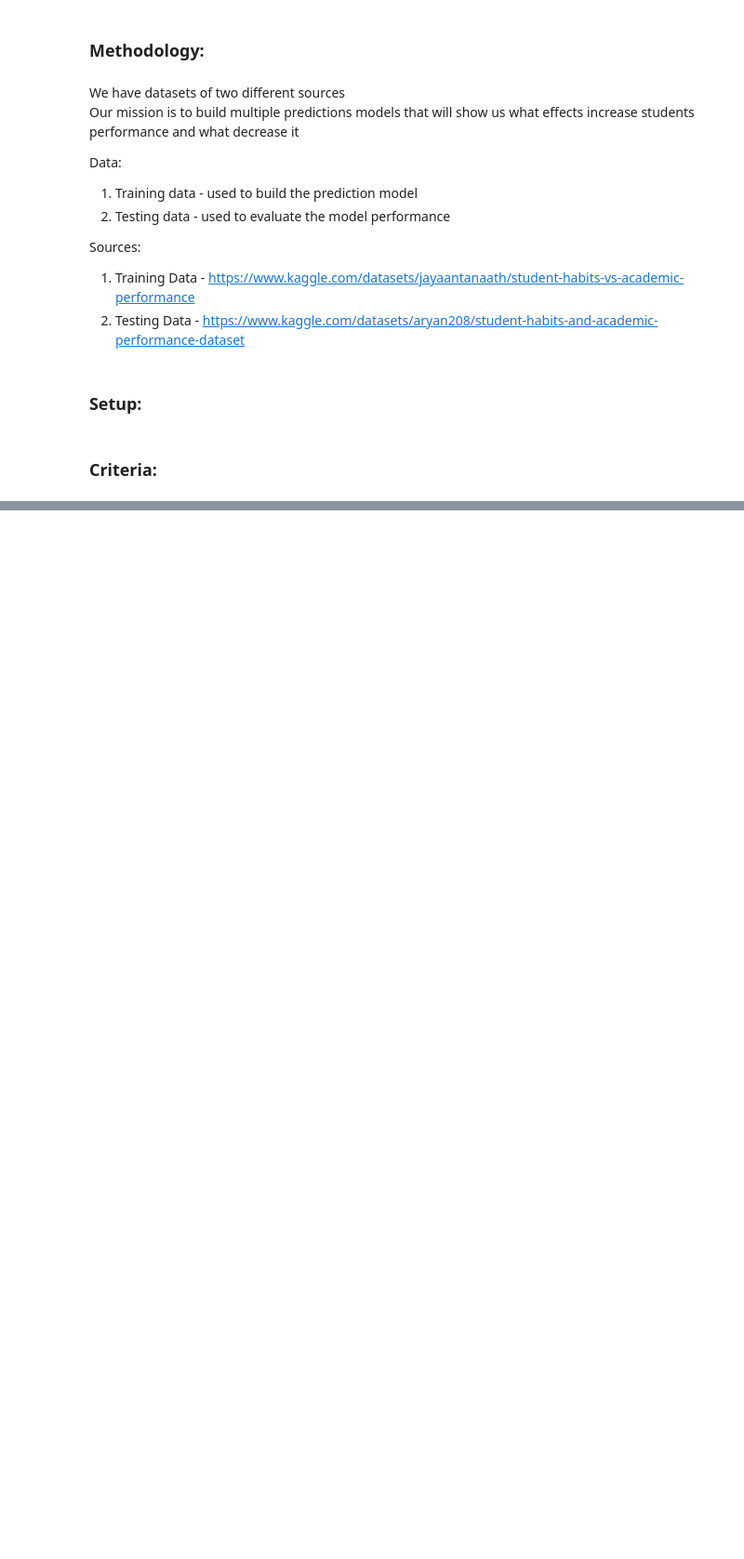
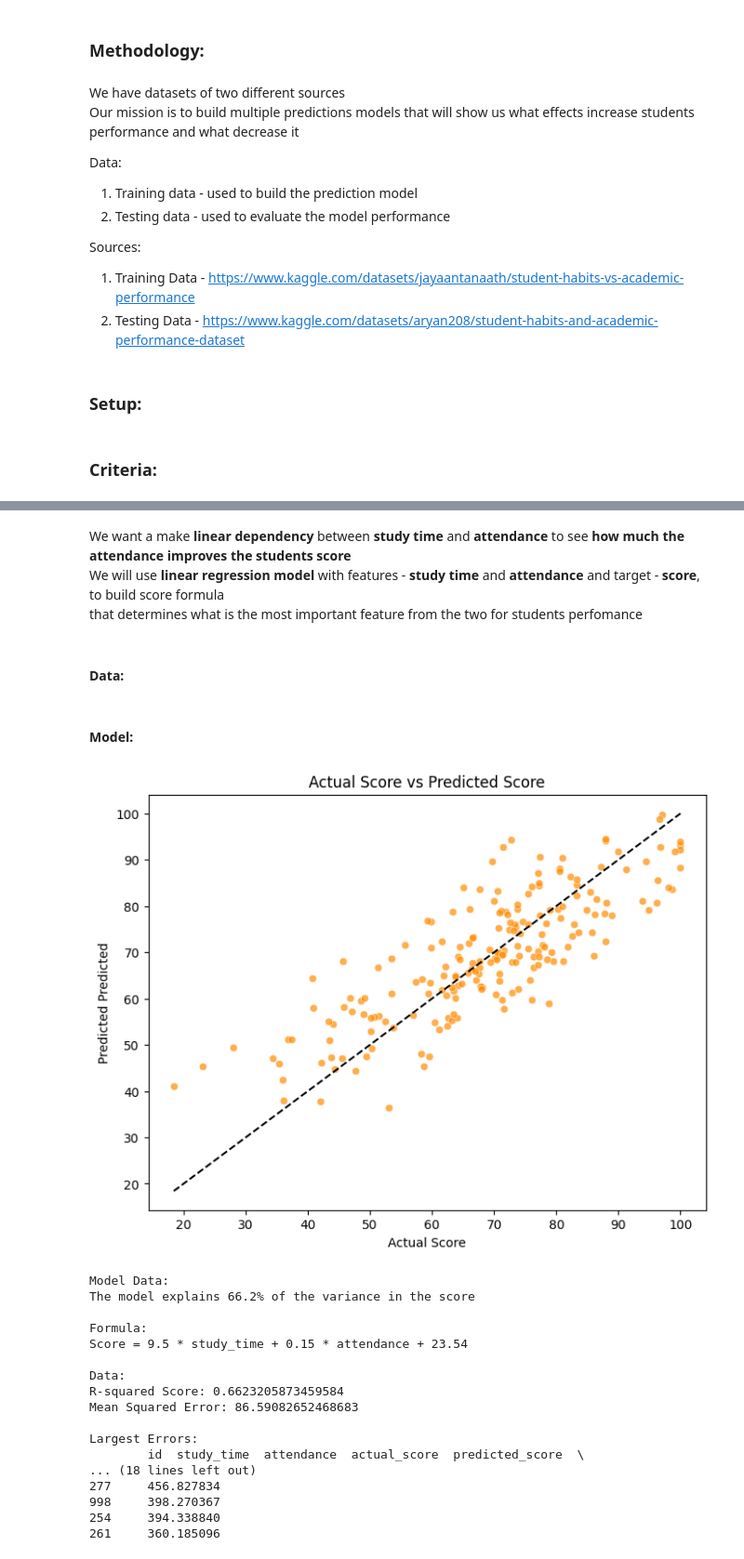
Before and after one commit to Kristiyan24/SoftUni-Students-Performance-Retake, a Jupyter notebook: report/report.ipynb, the cells around one changed output, grey strips where cells are left out. Shown at 93% size. Drawn from its saved outputs; the diff is of its cells as text; code cells hidden in the pictures; blank space fills up the shorter version.

Commit message:
Add Study Habits and build linear regression model

```diff
--- a/report/report.ipynb
+++ b/report/report.ipynb
@@ -68,0 +74,22 @@ test_data_table['pass'] = np.where(pass_criteria(test_data_table), 'Pass', 'Fail
+# %% [markdown]
+We want a make **linear dependency** between **study time** and **attendance** to see **how much the attendance improves the students score** <br>
+We will use **linear regression model** with features - **study time** and **attendance** and target - **score**, to build score formula <br>
+that determines what is the most important feature from the two for students perfomance
+# %% [markdown]
+#### Data:
+# %%
+model_table = pd.DataFrame({
+    "id": train_data_table["student_id"],
+    "study_time": train_data_table["study_hours_per_day"],
+    "attendance": train_data_table["attendance_percentage"],
+    "score": train_data_table["exam_score"]
+})
+
+analyze_table = pd.DataFrame({
+    "id": test_data_table["student_id"],
+    "study_time": round(test_data_table["study_hours_per_day"]),
+    "attendance": test_data_table["attendance_percentage"],
+    "score": test_data_table["exam_score"]
+})
+# %% [markdown]
+#### Model:
@@ -68,0 +132,45 @@ test_data_table['pass'] = np.where(pass_criteria(test_data_table), 'Pass', 'Fail
+# %%
+plt.figure(figsize=(8, 6))
+sns.scatterplot(x=model_data["actual_score"], y=model_data["predicted_score"], color='darkorange', alpha=0.7)
+
+# Add a diagonal line representing perfect predictions
+max_val = max(model_data["actual_score"].max(), model_data["predicted_score"].max())
+min_val = min(model_data["actual_score"].min(), model_data["predicted_score"].min())
+plt.plot([min_val, max_val], [min_val, max_val], color='black', linestyle='--')
+
+plt.xlabel('Actual Score')
+plt.ylabel('Predicted Predicted')
+plt.title('Actual Score vs Predicted Score')
+plt.show()
+
+print("Model Data:")
+print(f"The model explains {r2*100:.1f}% of the variance in the score")
+print()
+print("Formula:")
+print(f"Score = {study_time_coef} * study_time + {attendance_coef} * attendance + {intercept.round(2)}")
+print()
+print("Data:")
+print(f"R-squared Score: {r2}")
+print(f"Mean Squared Error: {mse}")
+print()
+print("Largest Errors:")
+print(model_data.sort_values(by="squared_error", ascending=False).head(10))
+# %% [output]
+[figure, added]
+Model Data:
+The model explains 66.2% of the variance in the score
+
+Formula:
+Score = 9.5 * study_time + 0.15 * attendance + 23.54
+
+Data:
+R-squared Score: 0.6623205873459584
+Mean Squared Error: 86.59082652468683
+
+Largest Errors:
+        id  study_time  attendance  actual_score  predicted_score  \
+... (18 lines left out)
+277     456.827834
+998     398.270367
+254     394.338840
+261     360.185096
```
Also changed, not shown: parts of 2 cells of this notebook.
